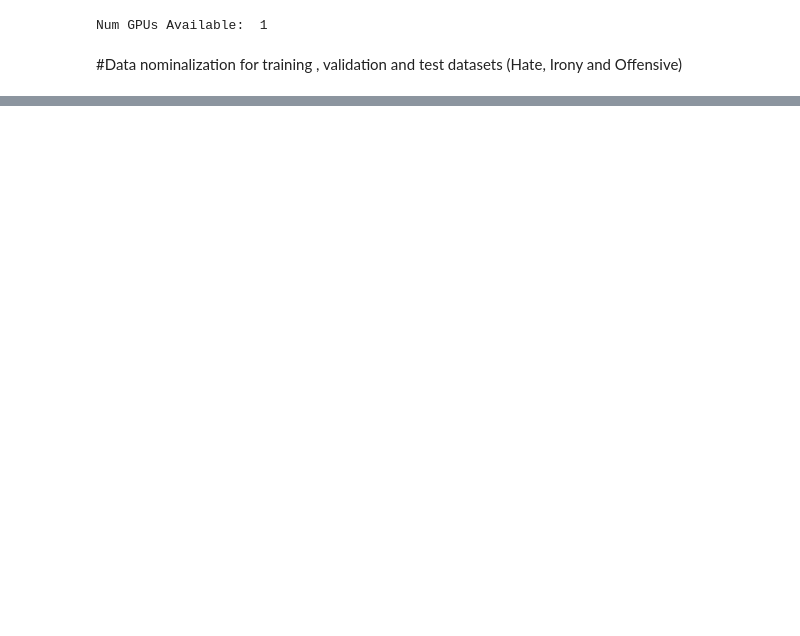
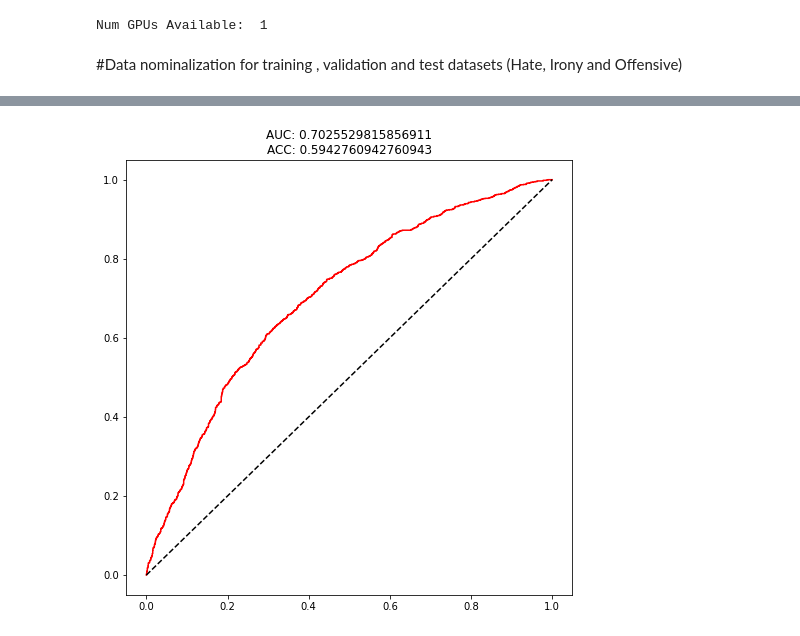
Before and after one commit to gibsonx/CE888, a Jupyter notebook: Assignment/Assignment_2.ipynb, the cells around one changed output, grey strips where cells are left out. Cells and saved outputs as stored; diff of their text form; code cells hidden in the pictures; blank space fills up the shorter version.

```diff
--- a/Assignment/Assignment_2.ipynb
+++ b/Assignment/Assignment_2.ipynb
@@ -199,0 +199,4 @@ plot_metrics(preds, y_test);
+# %%
+auc_plot_metrics(preds_hate, hate_dict_test.label);
+# %% [output]
+[figure, added]
```
Also changed, not shown: parts of 21 cells of this notebook.
